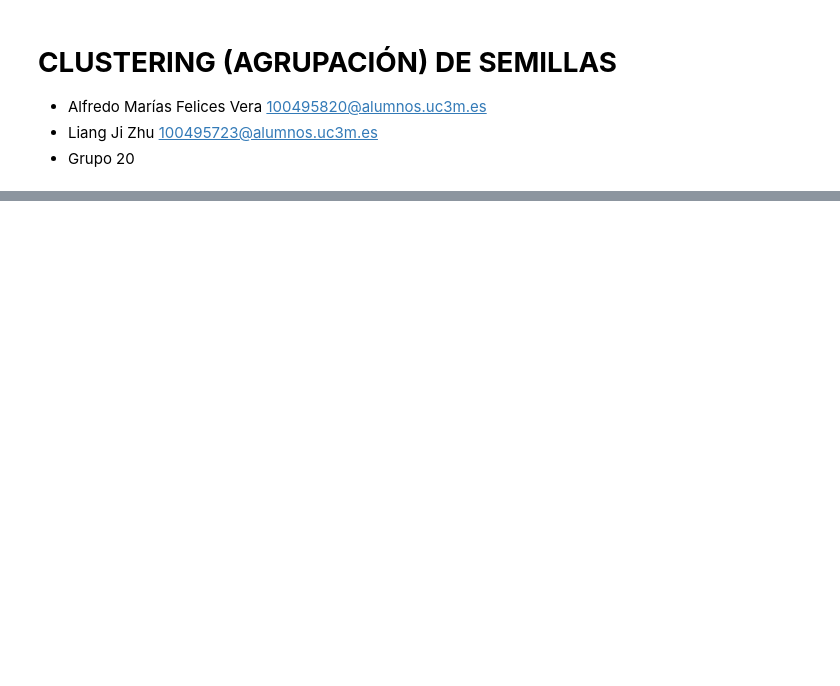
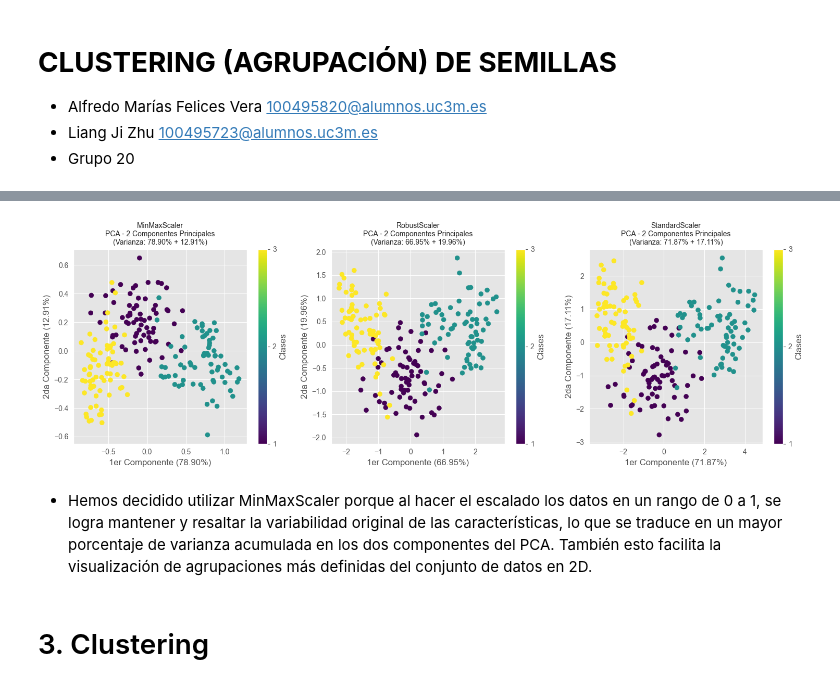
Before and after one commit to liangjizhu/Aprendizaje-Automatico-lab-2, a Jupyter notebook: notebook1.ipynb, the cells around one changed output, grey strips where cells are left out. Saved outputs shown, nothing was run; the diff lists cells and outputs as text; code cells hidden in the pictures; blank space fills up the shorter version.

Commit message:
Clustering medianamente hecho

```diff
--- a/notebook1.ipynb
+++ b/notebook1.ipynb
@@ -56,0 +31,38 @@ plt.show()
+# %%
+# Lista de scalers
+scalers = {
+    'MinMaxScaler': MinMaxScaler(),
+    'RobustScaler': RobustScaler(),
+    'StandardScaler': StandardScaler()
+}
+
+# Visualización
+plt.figure(figsize=(15, 5))
+for i, (scaler_name, scaler) in enumerate(scalers.items(), 1):
+    # Pipeline con scaler y PCA
+    pipeline = Pipeline([
+        ('scaler', scaler),
+        ('pca', PCA(n_components=2, random_state=SEED))
+    ])
+
+    # Transformar datos
+    X_reduced = pipeline.fit_transform(X)
+    pca = pipeline.named_steps['pca']
+    explained_variance = pca.explained_variance_ratio_
+
+    # Gráfico
+    plt.subplot(1, 3, i)
+    scatter = plt.scatter(X_reduced[:, 0], X_reduced[:, 1], c=y, cmap='viridis', s=40)
+    plt.title(f'{scaler_name}\nPCA - 2 Componentes Principales\n(Varianza: {explained_variance[0]:.2%} + {explained_variance[1]:.2%})', fontsize=10)
+    plt.xlabel('1er Componente ({:.2%})'.format(explained_variance[0]))
+    plt.ylabel('2da Componente ({:.2%})'.format(explained_variance[1]))
+    plt.colorbar(ticks=range(4), label='Clases')
+
+plt.tight_layout()
+plt.show()
+# %% [output]
+[figure, added]
+# %% [markdown]
+- Hemos decidido utilizar MinMaxScaler porque al hacer el escalado los datos en un rango de 0 a 1, se logra mantener y resaltar la variabilidad original de las características, lo que se traduce en un mayor porcentaje de varianza acumulada en los dos componentes del PCA. También esto facilita la visualización de agrupaciones más definidas del conjunto de datos en 2D.
+# %% [markdown]
+# 3. Clustering
```
Also changed, not shown: parts of 27 cells of this notebook, 3 other files.
